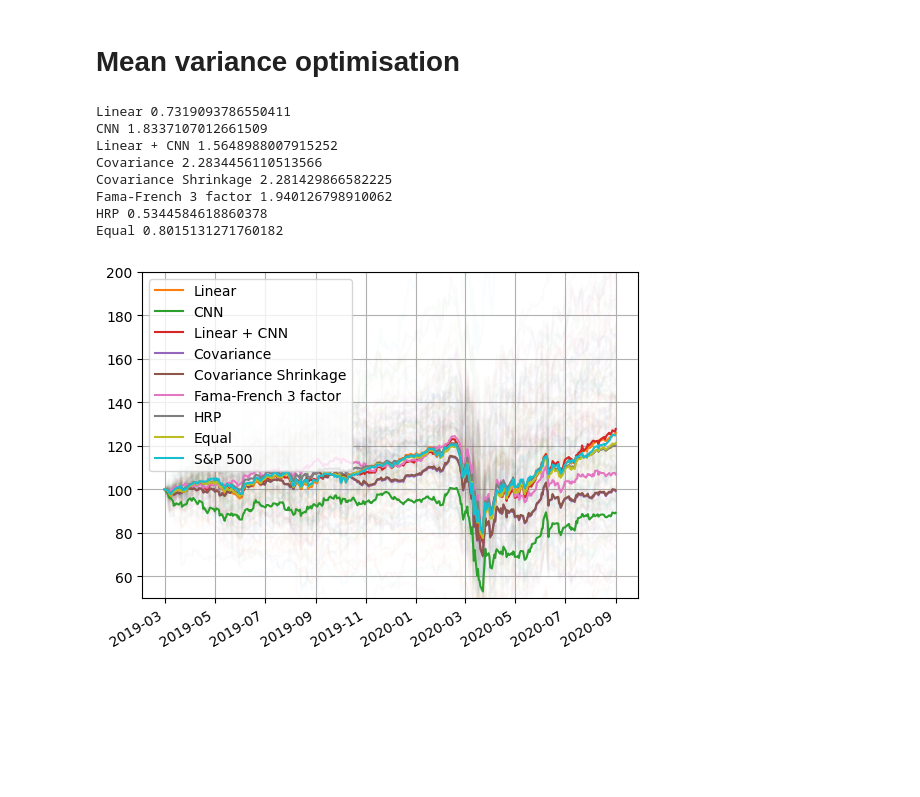
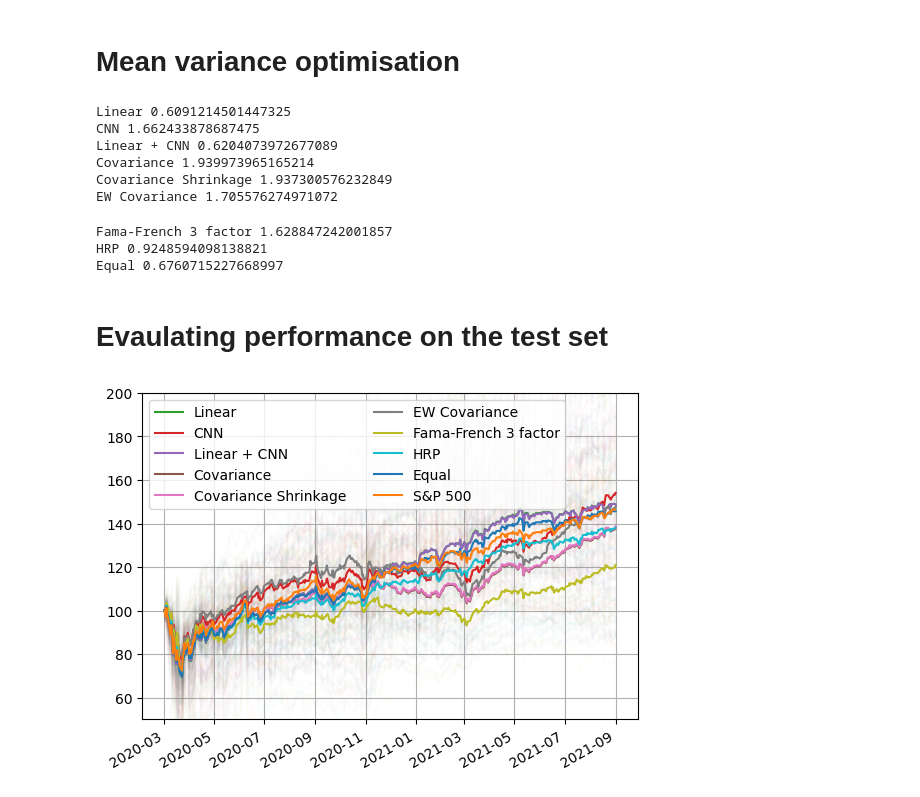
Before and after one commit to rorycreedon/portfolio_metric_learning, a Jupyter notebook: demo.ipynb, the cells around one changed output. Drawn from its saved outputs; the diff is of its cells as text; code cells hidden in the pictures; blank space fills up the shorter version.

Commit message:
Add Fama-French class and add to relevant other files

```diff
--- a/demo.ipynb
+++ b/demo.ipynb
@@ -50,8 +55,8 @@ sp500 = sp500.div(sp500.iloc[0]).mul(100)
 # Calculating autoencoder distance matrix
 # %%
 models = {}
-models['Linear'] = train_autoencoder(LinearAutoencoder, input_size=data_train.shape[1], num_epochs=num_epochs, data=data_train, verbose=True, **params['Linear']['autoencoder'])
-models['CNN'] = train_autoencoder(ConvAutoencoder, input_size=data_train.shape[1], num_epochs=num_epochs, data=data_train, verbose=True, **params['CNN']['autoencoder'])
-models['Linear + CNN'] =train_autoencoder(ConvLinearAutoEncoder, input_size=data_train.shape[1], num_epochs=num_epochs, data=data_train, verbose=True, **params['Linear + CNN']['autoencoder'])
+models['Linear'] = train_autoencoder(LinearAutoencoder, input_size=data_train.shape[1], num_epochs=num_epochs, data=data_train, verbose=True, **params['Linear']['sharpe']['autoencoder'])
+models['CNN'] = train_autoencoder(ConvAutoencoder, input_size=data_train.shape[1], num_epochs=num_epochs, data=data_train, verbose=True, **params['CNN']['sharpe']['autoencoder'])
+models['Linear + CNN'] =train_autoencoder(ConvLinearAutoEncoder, input_size=data_train.shape[1], num_epochs=num_epochs, data=data_train, verbose=True, **params['Linear + CNN']['sharpe']['autoencoder'])
 # %% [output]
 LinearAutoencoder
@@ -76,7 +81,7 @@ Epoch [20/20], Loss: 0.0091
 dist_matrices = {}
 for model in ['Linear', 'Linear + CNN', 'CNN']:
     print(model)
-    learner = AutoWarp(models[model], data_train, **params[model]['dist_matrix'])
+    learner = AutoWarp(models[model], data_train, **params[model]['sharpe']['dist_matrix'])
     learner.learn_metric(verbose=True)
     dist_matrices[model] = learner.create_distance_matrix()
 # %% [output]
@@ -112,11 +101,0 @@ returns_train = returns_train.merge(factor_data.drop(columns=['RF']), left_index
-# %%
-# Estimate factor loadings
-factor_loadings = {}
-for stock in prices_train.columns:
-    X = sm.add_constant(returns_train[['Mkt-RF', 'SMB', 'HML']])
-    y = returns_train[stock]
-    model = sm.OLS(y, X).fit()
-    factor_loadings[stock] = model.params
-
-# Calculate factor covariance matrix
-factor_cov_matrix = returns_train[['Mkt-RF', 'SMB', 'HML']].cov()
@@ -151,14 +112,13 @@ for model in ["Linear", "CNN", "Linear + CNN"]:
     optimiser = MeanVarianceOptimisation(expected_returns = e_returns, prices = prices_train, solver='OSQP', weight_bounds = (0,1))
 
     # Get weights
-    risk_matrix = optimiser.make_risk_matrix(dist_matrices[model], **params[model]['risk_matrix'])
+    risk_matrix = optimiser.make_risk_matrix(dist_matrices[model], **params[model]['sharpe']['risk_matrix'])
     weights[model], train_sr = optimiser.max_sharpe_ratio(risk_matrix=risk_matrix, l2_reg=0)
 
     # Print out summary
     print(model, train_sr)
 
-#for model in ["Covariance", "Covariance Shrinkage", "Exponentially Weighted Covariance"]:
-for model in ["Covariance", "Covariance Shrinkage"]:
+for model in ["Covariance", "Covariance Shrinkage", "EW Covariance"]:
 
     # Setup
     e_returns = mean_historical_return(prices_train)
@@ -176,7 +136,9 @@ for model in ["Covariance", "Covariance Shrinkage"]:
 # Factor model
 e_returns = mean_historical_return(prices_train)
 optimiser = MeanVarianceOptimisation(expected_returns = e_returns, prices = prices_train, solver='OSQP', weight_bounds = (0,1))
-weights['Fama-French 3 factor'], train_sr = optimiser.max_sharpe_ratio(risk_matrix=multi_factor_cov_matrix, l2_reg=0)
+fama_french = FamaFrench(prices_train, file_path='data/F-F_Research_Data_Factors_daily.CSV', n_rows=25419)
+fama_cov = fama_french.get_covariance_matrix()
+weights['Fama-French 3 factor'], train_sr = optimiser.max_sharpe_ratio(risk_matrix=fama_cov, l2_reg=0)
 print("Fama-French 3 factor", train_sr)
 
 # HRP
@@ -192,23 +154,26 @@ weights['Equal'] = weights['Linear'].copy()
 weights['Equal']['weights'] = 1/weights['Linear']['weights'].shape[0]
 print("Equal", utils.calculate_sharpe_ratio(weights=weights['Equal'], prices=prices_train))
 # %% [output]
-Linear 0.7319093786550411
-CNN 1.8337107012661509
-Linear + CNN 1.5648988007915252
-Covariance 2.2834456110513566
-Covariance Shrinkage 2.281429866582225
-Fama-French 3 factor 1.940126798910062
-HRP 0.5344584618860378
-Equal 0.8015131271760182
+Linear 0.6091214501447325
+CNN 1.662433878687475
+Linear + CNN 0.6204073972677089
+Covariance 1.939973965165214
+Covariance Shrinkage 1.937300576232849
+EW Covariance 1.705576274971072
+Fama-French 3 factor 1.628847242001857
+HRP 0.9248594098138821
+Equal 0.6760715227668997
+# %% [markdown]
+# Evaulating performance on the test set
 # %%
 # Plots
 plt.plot(prices_test, alpha=0.025)
-for model in ["Linear", "CNN", "Linear + CNN", "Covariance", "Covariance Shrinkage", "Fama-French 3 factor", "HRP", "Equal"]:
+for model in ["Linear", "CNN", "Linear + CNN", "Covariance", "Covariance Shrinkage", "EW Covariance", "Fama-French 3 factor", "HRP", "Equal"]:
     plt.plot(prices_test @ weights[model], label=model)
 plt.plot(sp500, label="S&P 500")
 plt.ylim(50, 200)
 plt.grid()
 plt.gcf().autofmt_xdate()
-plt.legend();
+plt.legend(ncol=2);
 # %% [output]
-[figure, old version]
+[figure, new version]
```
Also changed, not shown: parts of 19 cells of this notebook, 3 other files.
